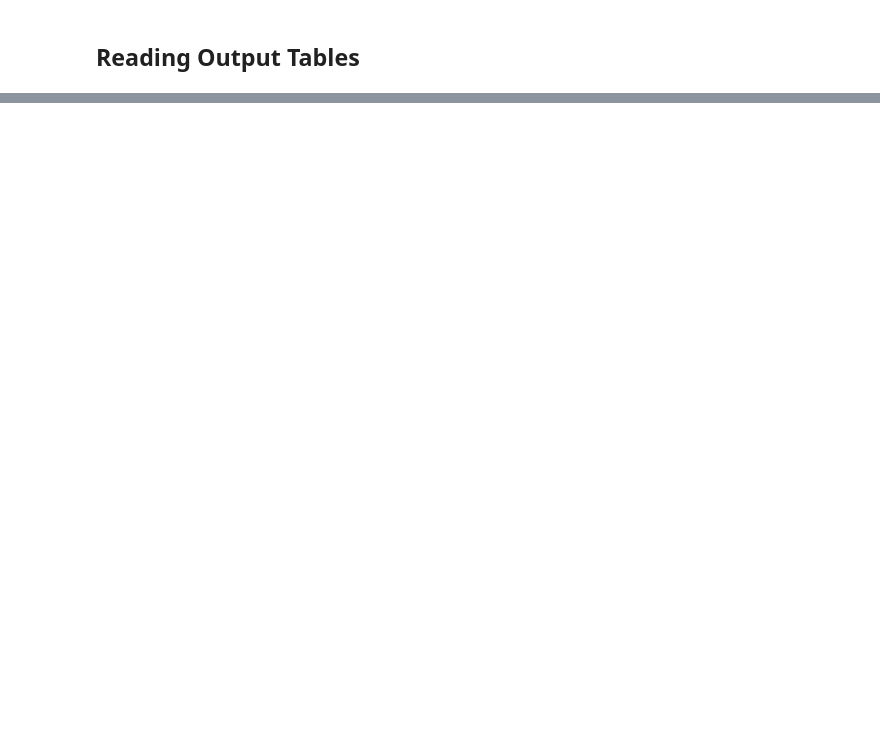
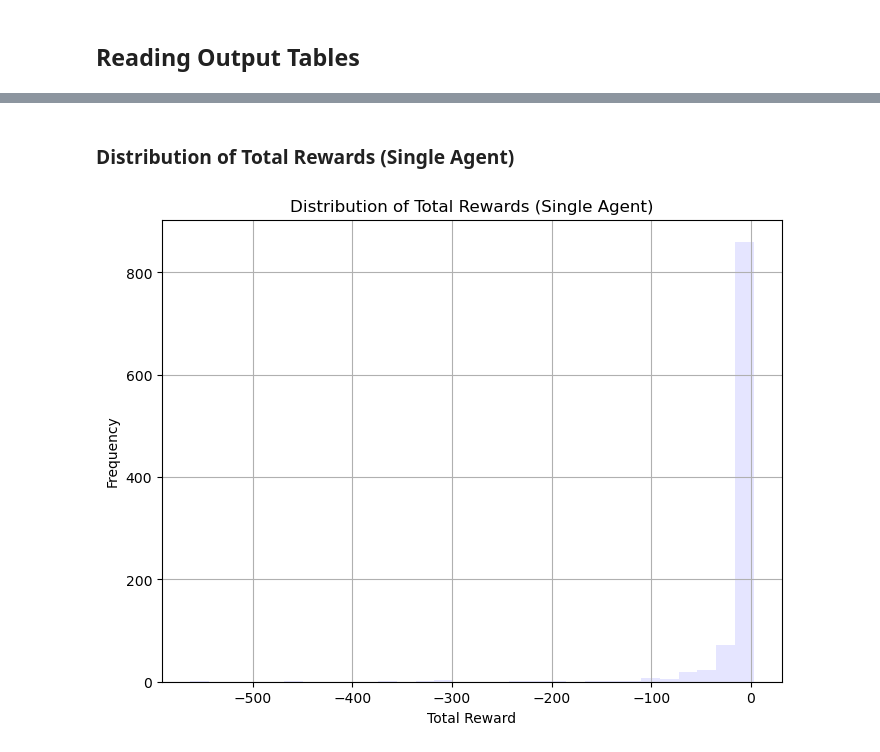
Before and after one commit to jasserabdou/RL-Q-Learning, a Jupyter notebook: RL Assignment.ipynb, the cells around one changed output, grey strips where cells are left out. Cells and saved outputs as stored; diff of their text form; code cells hidden in the pictures; blank space fills up the shorter version.

```diff
--- a/RL Assignment.ipynb
+++ b/RL Assignment.ipynb
@@ -333,0 +365,13 @@ pd.concat([df.head(), df.tail()])
+# %% [markdown]
+### Distribution of Total Rewards (Single Agent)
+# %%
+# Histogram of total rewards
+plt.figure(figsize=(8, 6))
+plt.hist(df_s['Total Reward'], bins=30, color='blue', alpha=ALPHA)
+plt.xlabel('Total Reward')
+plt.ylabel('Frequency')
+plt.title('Distribution of Total Rewards (Single Agent)')
+plt.grid(True)
+plt.show()
+# %% [output]
+[figure, added]
```
Also changed, not shown: parts of 20 cells of this notebook, 2 other files.
